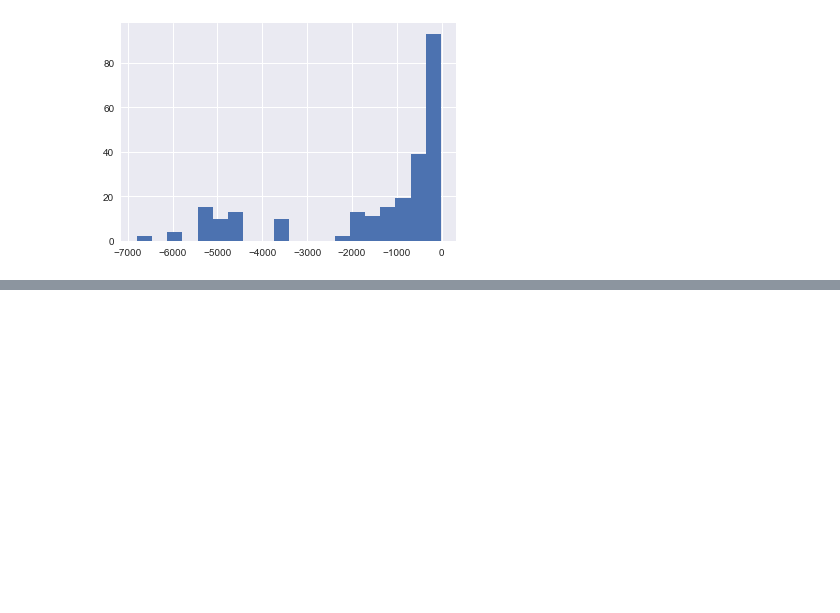
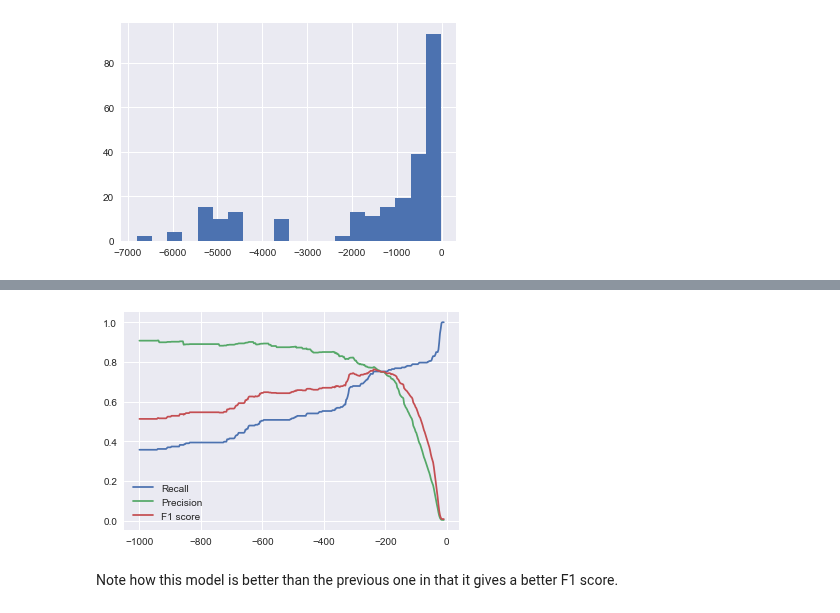
Before and after one commit to sushant2811/CreditCardFraudDetection, a Jupyter notebook: CCFraud-AnomalyDetection.ipynb, the cells around one changed output, grey strips where cells are left out. Drawn from its saved outputs; the diff is of its cells as text; code cells hidden in the pictures; blank space fills up the shorter version.

Commit message:
Evaluating the model with relevant features

```diff
--- a/CCFraud-AnomalyDetection.ipynb
+++ b/CCFraud-AnomalyDetection.ipynb
@@ -576,3 +583,14 @@ plt.hist(modelRel.logpdf(FraudValidateRelevant.drop('Class', axis=1).values), bi
 plt.hist(modelRel.logpdf(FraudTestRelevant.drop('Class', axis=1).values), bins = 20);
 # %% [output]
 [figure]
+# %%
+ValidateRelevant = pd.concat([NormalValidateRelevant, FraudValidateRelevant])
+# %%
+scoresRel = []
+for threshold in thresholds:
+    y_hat = (modelRel.logpdf(ValidateRelevant.drop('Class', axis = 1).values) < threshold).astype(int)
+    scoresRel.append([recall_score(y_pred = y_hat, y_true = ValidateRelevant['Class'].values), \
+                  precision_score(y_pred = y_hat, y_true = ValidateRelevant['Class'].values), \
+                  f1_score(y_pred = y_hat, y_true = ValidateRelevant['Class'].values)])
+# %%
+scoresRel = np.array(scoresRel)
@@ -578,0 +626,9 @@ plt.hist(modelRel.logpdf(FraudTestRelevant.drop('Class', axis=1).values), bins =
+# %%
+plt.plot(thresholds, scoresRel[:, 0], label = 'Recall');
+plt.plot(thresholds, scoresRel[:, 1], label = 'Precision');
+plt.plot(thresholds, scoresRel[:, 2], label = 'F1 score');
+plt.legend(loc = 'lower left');
+# %% [output]
+[figure, added]
+# %% [markdown]
+Note how this model is better than the previous one in that it gives a better F1 score.
```
Also changed, not shown: parts of 9 cells of this notebook.
